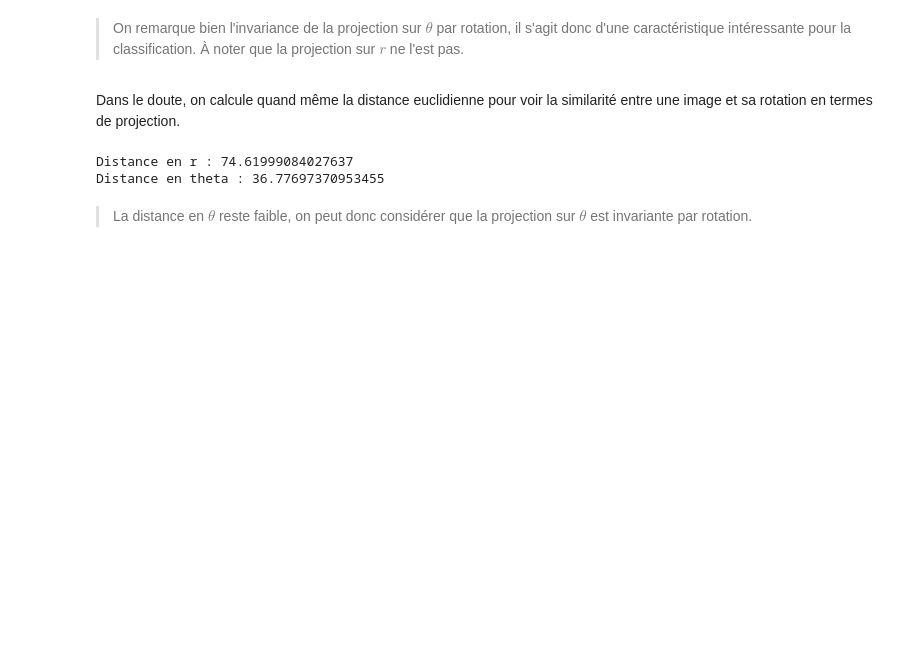
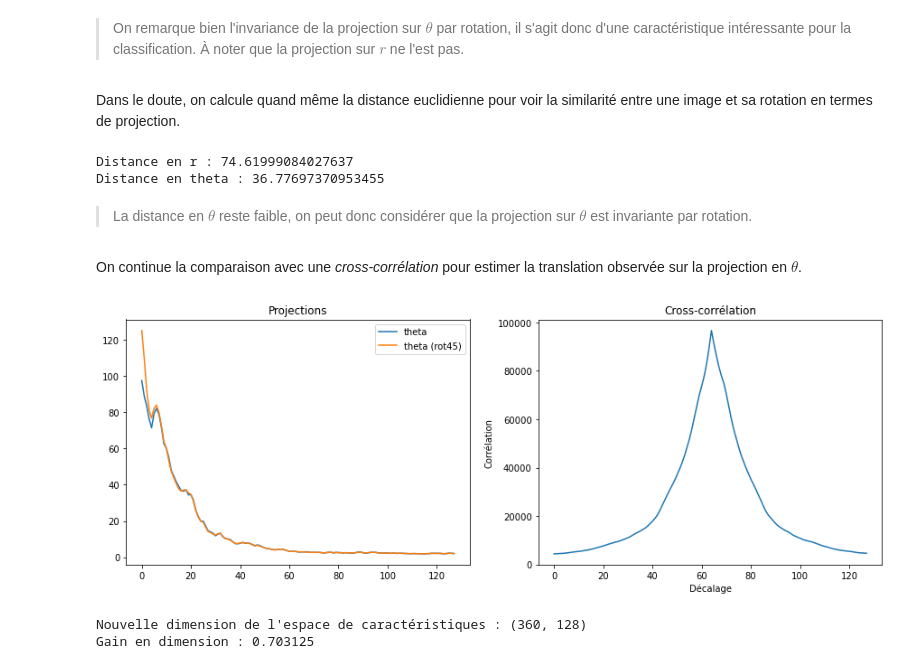
Before and after one commit to thomas40510/MLMythe, a Jupyter notebook: BE-noté/BE noté PRV.ipynb, the cells around one changed output. Saved outputs shown, nothing was run; the diff lists cells and outputs as text; code cells hidden in the pictures; blank space fills up the shorter version.

```diff
--- a/BE-noté/BE noté PRV.ipynb
+++ b/BE-noté/BE noté PRV.ipynb
@@ -299,3 +301,23 @@ Distance en r : 74.61999084027637
 Distance en theta : 36.77697370953455
 # %% [markdown]
 > La distance en $\theta$ reste faible, on peut donc considérer que la projection sur $\theta$ est invariante par rotation.
+# %% [markdown]
+On continue la comparaison avec une _cross-corrélation_ pour estimer la translation observée sur la projection en $\theta$.
+# %%
+from scipy import signal
+
+# on calcule la cross-corrélation entre les projections
+corr = signal.correlate(projTheta, projTheta_rot45, mode='same')
+# on affiche les résultats
+fig, ax = plt.subplots(1, 2, figsize=(15, 5))
+ax[0].plot(projTheta, label="theta")
+ax[0].plot(projTheta_rot45, label="theta (rot45)")
+ax[0].legend()
+ax[0].set_title("Projections")
+ax[1].plot(corr)
+ax[1].set_xlabel("Décalage")
+ax[1].set_ylabel("Corrélation")
+ax[1].set_title("Cross-corrélation")
+plt.show()
+# %% [output]
+[figure, added]
@@ -301,0 +331,9 @@ Distance en theta : 36.77697370953455
+# %%
+print("Nouvelle dimension de l'espace de caractéristiques : " + str(get_features(img, center = (img.shape[0]//2, img.shape[1]//2), radius = img.shape[0]//2)[0].shape))
+
+size_before = img.shape[0] * img.shape[1]
+size_after = get_features(img, center = (img.shape[0]//2, img.shape[1]//2), radius = img.shape[0]//2)[0].shape[0] * get_features(img, center = (img.shape[0]//2, img.shape[1]//2), radius = img.shape[0]//2)[0].shape[1]
+print("Gain en dimension : " + str(size_after / size_before))
+# %% [output]
+Nouvelle dimension de l'espace de caractéristiques : (360, 128)
+Gain en dimension : 0.703125
```
Also changed, not shown: parts of 2 cells of this notebook.
